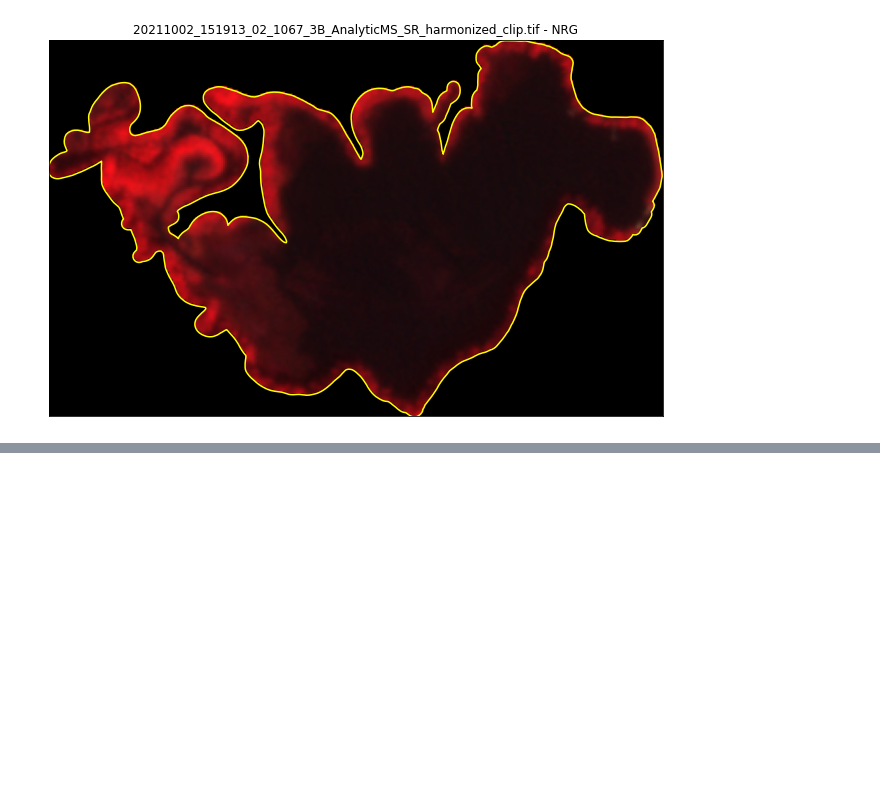
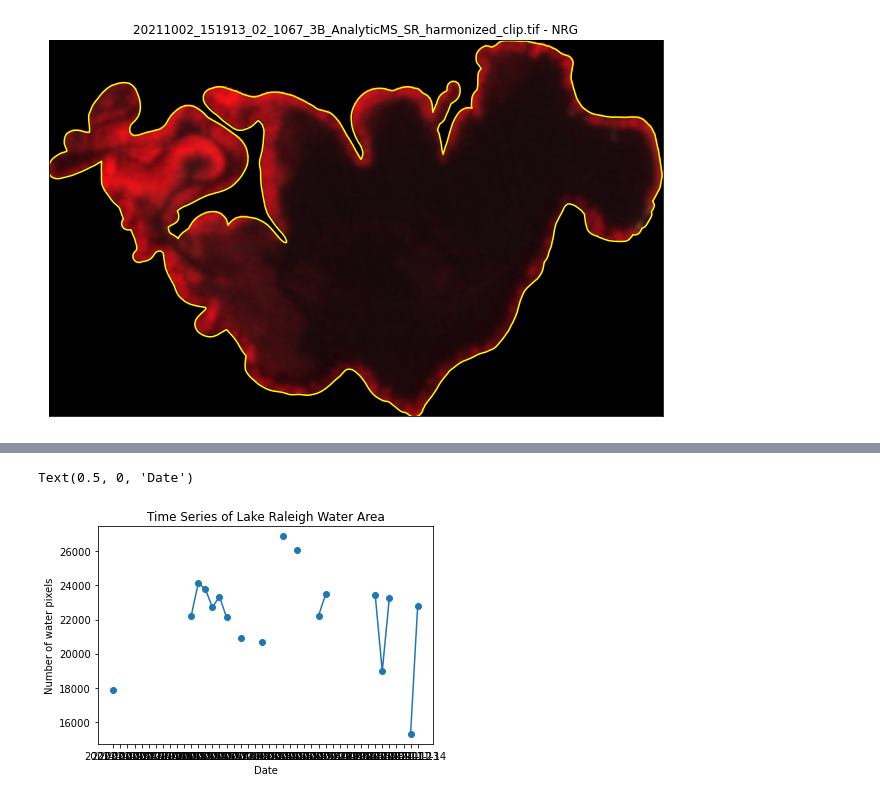
Before and after one commit to GAECLab/NR491_Fall2022, a Jupyter notebook: Week6_SatelliteData_Lecture/exercise4_RS.ipynb, the cells around one changed output, grey strips where cells are left out. Cells and saved outputs as stored; diff of their text form; code cells hidden in the pictures; blank space fills up the shorter version.

```diff
--- a/Week6_SatelliteData_Lecture/exercise4_RS.ipynb
+++ b/Week6_SatelliteData_Lecture/exercise4_RS.ipynb
@@ -301,0 +354,4 @@ np.sum(PS_class)
+# %%
+import pandas as pd
+df = pd.DataFrame(zip(PS_img_dates, water_pixel_lst))
+df
@@ -301,0 +376,17 @@ np.sum(PS_class)
+# %%
+import datetime
+nan_date_lst = []
+nan_lst = []
+for date in df[0]:
+    date1 = datetime.datetime.strptime(date, '%Y-%m-%d') + datetime.timedelta(days=1)
+    date1 = datetime.datetime.strftime(date1, '%Y-%m-%d')
+    while date1 not in list(df[0]):
+        nan_date_lst.append(date1)
+        nan_lst.append(np.nan)
+        date1 = datetime.datetime.strptime(date1, '%Y-%m-%d') + datetime.timedelta(days=1)
+        date1 = datetime.datetime.strftime(date1, '%Y-%m-%d')
+    if date1 == '2021-11-14':
+        break
+# %%
+df2 = pd.DataFrame(zip(nan_date_lst, nan_lst))
+df2
@@ -301,0 +411,4 @@ np.sum(PS_class)
+# %%
+df = pd.concat([df, df2])
+df = df.sort_values(by=0)
+df
@@ -301,0 +433,9 @@ np.sum(PS_class)
+# %%
+plt.plot(df[0], df[1], marker='o')
+plt.title("Time Series of Lake Raleigh Water Area")
+plt.ylabel("Number of water pixels")
+plt.xlabel("Date")
+# plt.set_xticklabels()
+# %% [output]
+Text(0.5, 0, 'Date')
+[figure, added]
```
Also changed, not shown: parts of 24 cells of this notebook.
